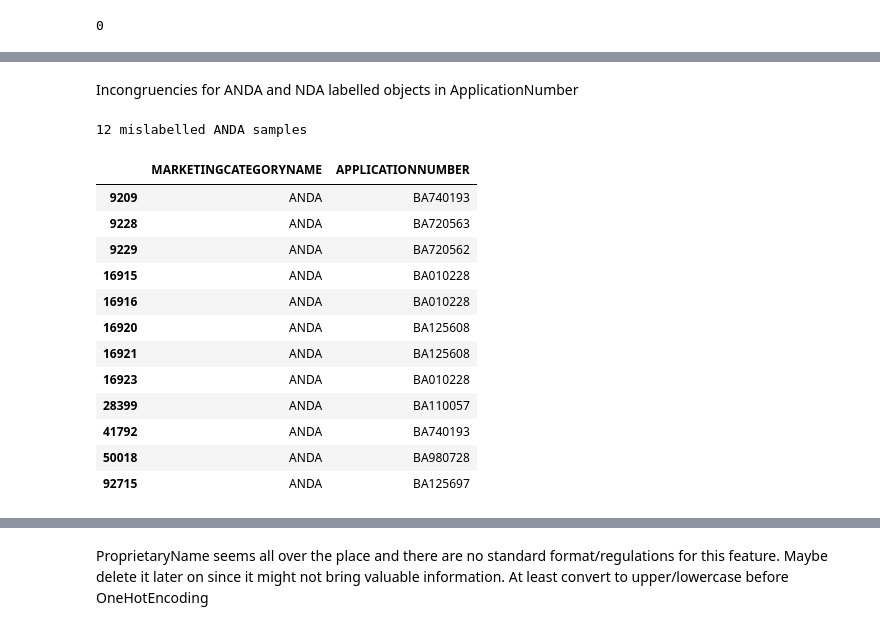
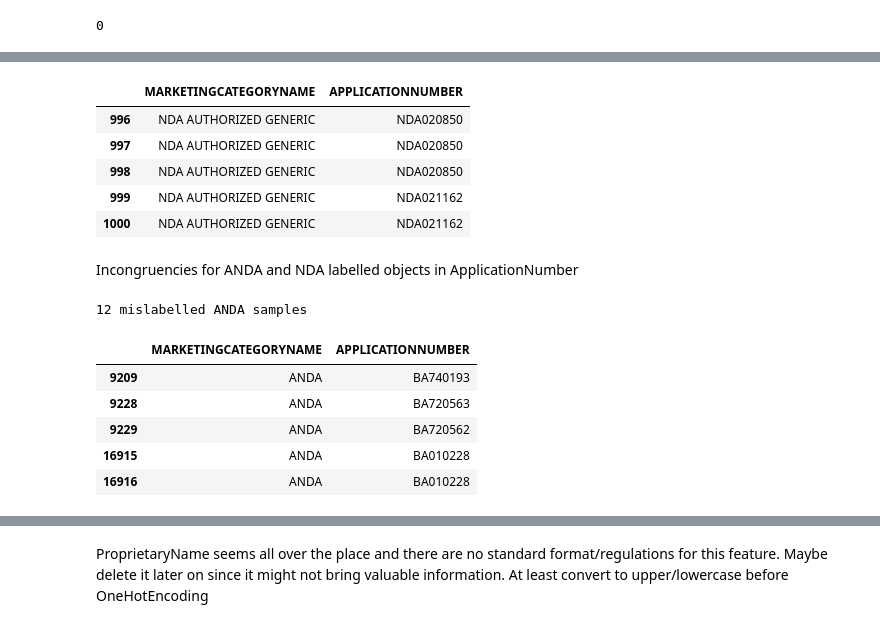
Before and after one commit to simlal/data-mining-assignments_bin710, a Jupyter notebook: dev2/tp2.ipynb, the cells around one changed output, grey strips where cells are left out. Saved outputs shown, nothing was run; the diff lists cells and outputs as text; code cells hidden in the pictures.

```diff
--- a/dev2/tp2.ipynb
+++ b/dev2/tp2.ipynb
@@ -416,24 +437,26 @@ prod[["MARKETINGCATEGORYNAME","APPLICATIONNUMBER"]].dropna()[prod[["MARKETINGCAT
+# %%
+prod[["MARKETINGCATEGORYNAME","APPLICATIONNUMBER"]].dropna()[prod[["MARKETINGCATEGORYNAME","APPLICATIONNUMBER"]].dropna().apply(lambda x : x["MARKETINGCATEGORYNAME"] not in x["APPLICATIONNUMBER"] and x["MARKETINGCATEGORYNAME"] == "NDA AUTHORIZED GENERIC", axis=1)].head()
+# %% [output]
+|  | MARKETINGCATEGORYNAME | APPLICATIONNUMBER |
+| 996 | NDA AUTHORIZED GENERIC | NDA020850 |
+| 997 | NDA AUTHORIZED GENERIC | NDA020850 |
+| 998 | NDA AUTHORIZED GENERIC | NDA020850 |
+| 999 | NDA AUTHORIZED GENERIC | NDA021162 |
+| 1000 | NDA AUTHORIZED GENERIC | NDA021162 |
 # %% [markdown]
 Incongruencies for ANDA and NDA labelled objects in ApplicationNumber
 # %%
 # For ANDA in Marketing
 print(f'{len(prod[["MARKETINGCATEGORYNAME","APPLICATIONNUMBER"]].dropna()[prod[["MARKETINGCATEGORYNAME","APPLICATIONNUMBER"]].dropna().apply(lambda x : x["MARKETINGCATEGORYNAME"] not in x["APPLICATIONNUMBER"] and x["MARKETINGCATEGORYNAME"] == "ANDA", axis=1)])} mislabelled ANDA samples')
-prod[["MARKETINGCATEGORYNAME","APPLICATIONNUMBER"]].dropna()[prod[["MARKETINGCATEGORYNAME","APPLICATIONNUMBER"]].dropna().apply(lambda x : x["MARKETINGCATEGORYNAME"] not in x["APPLICATIONNUMBER"] and x["MARKETINGCATEGORYNAME"] == "ANDA", axis=1)]
+prod[["MARKETINGCATEGORYNAME","APPLICATIONNUMBER"]].dropna()[prod[["MARKETINGCATEGORYNAME","APPLICATIONNUMBER"]].dropna().apply(lambda x : x["MARKETINGCATEGORYNAME"] not in x["APPLICATIONNUMBER"] and x["MARKETINGCATEGORYNAME"] == "ANDA", axis=1)].head()
 # %% [output]
 12 mislabelled ANDA samples
 |  | MARKETINGCATEGORYNAME | APPLICATIONNUMBER |
 | 9209 | ANDA | BA740193 |
 | 9228 | ANDA | BA720563 |
 | 9229 | ANDA | BA720562 |
 | 16915 | ANDA | BA010228 |
 | 16916 | ANDA | BA010228 |
-| 16920 | ANDA | BA125608 |
-| 16921 | ANDA | BA125608 |
-| 16923 | ANDA | BA010228 |
-| 28399 | ANDA | BA110057 |
-| 41792 | ANDA | BA740193 |
-| 50018 | ANDA | BA980728 |
-| 92715 | ANDA | BA125697 |
 # %%
 # NDA mislabelled
 print(f'{len(prod[["MARKETINGCATEGORYNAME","APPLICATIONNUMBER"]].dropna()[prod[["MARKETINGCATEGORYNAME","APPLICATIONNUMBER"]].dropna().apply(lambda x : x["MARKETINGCATEGORYNAME"] not in x["APPLICATIONNUMBER"] and x["MARKETINGCATEGORYNAME"] == "NDA", axis=1)])} mislabelled NDA samples')
```
Also changed, not shown: parts of 135 cells of this notebook.
